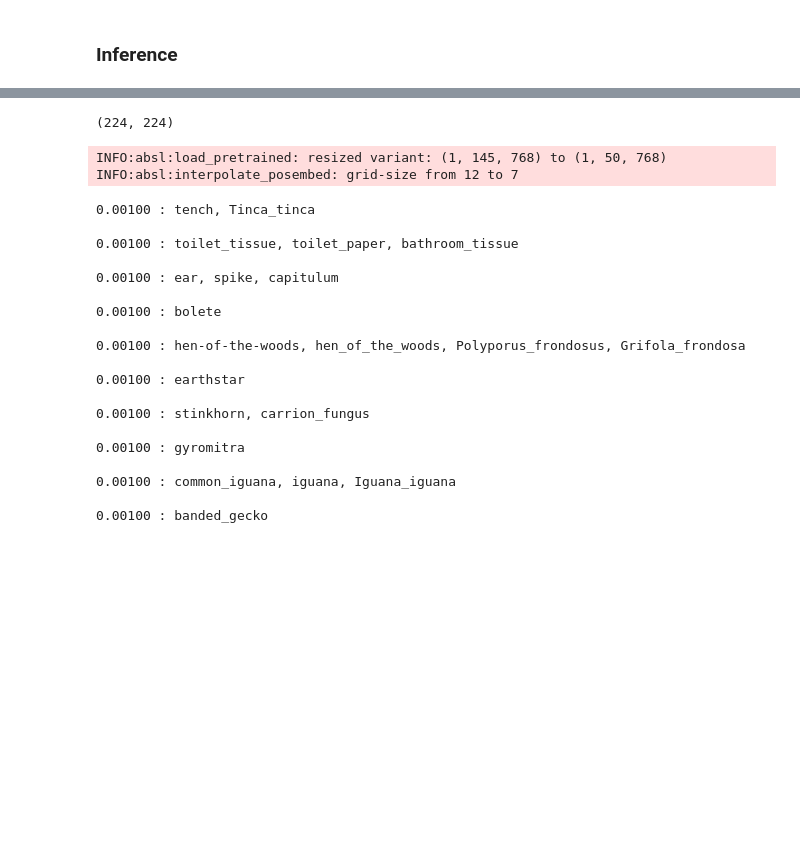
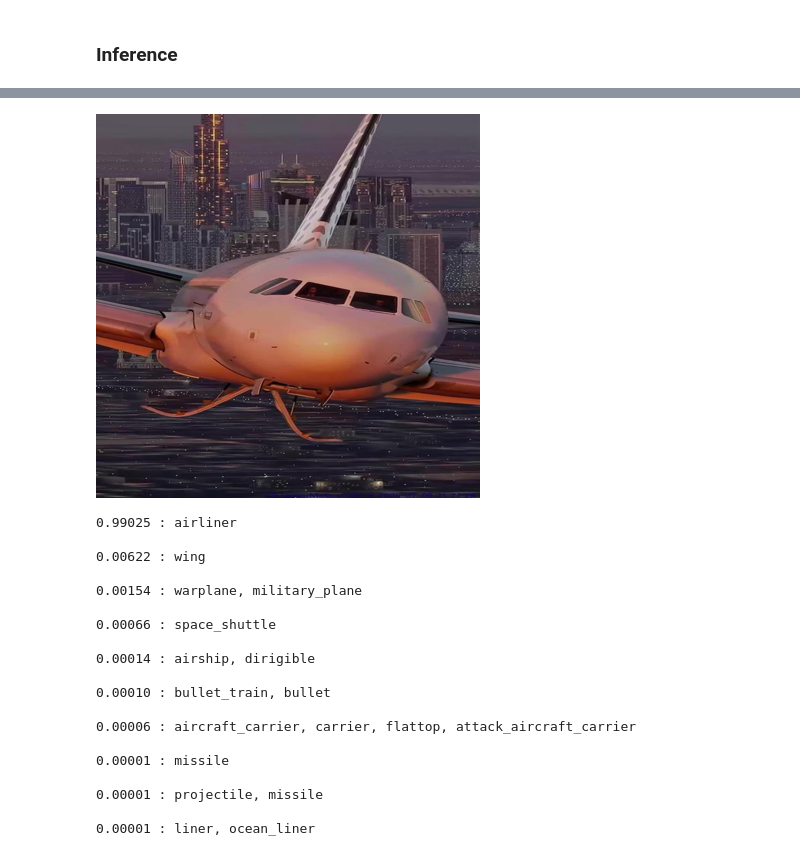
Before and after one commit to pmy12138/vision_transformer, a Jupyter notebook: vit_jax.ipynb, the cells around one changed output, grey strips where cells are left out. Drawn from its saved outputs; the diff is of its cells as text; code cells hidden in the pictures; blank space fills up the shorter version.

```diff
--- a/vit_jax.ipynb
+++ b/vit_jax.ipynb
@@ -494,42 +526,20 @@ for idx in preds.argsort()[:-11:-1]:
 # %%
+from PIL import Image
 import requests
-from PIL import Image
 from io import BytesIO
 
-# 替换为您的图片 URL
-img_url = "https://qcloud.dpfile.com/pc/zGm1vsSsp5OpxzYHApYfi0FOoEgASt9AgXUPsZMiGqzdY6nJ9Z9KwePeXHzVs3Hd.jpg"
-
-# 下载并打开图片
+# 下载图片
+img_url = "https://img1.baidu.com/it/u=3200701575,1675296239&fm=253&fmt=auto&app=120&f=JPEG?w=500&h=889"
 response = requests.get(img_url)
 img = Image.open(BytesIO(response.content))
 
-# 调整大小
-resolution = 224
+resolution = 224 if model_name.startswith('Mixer') else 384
 img = img.resize((resolution, resolution))
 
-# 显示图片
-img.size
+img
 # %% [output]
-(224, 224)
+[figure, added]
 # %%
-import jax.numpy as jnp
-# 先初始化模型以获得 init_params
-variables = jax.jit(lambda: model.init(
-    jax.random.PRNGKey(0),
-    jnp.ones([1, 224, 224, 3]),  # 使用 224×224
-    train=False
-), backend='cpu')()
-
-# 使用 load_pretrained 自动处理位置编码插值
-params = checkpoint.load_pretrained(
-    pretrained_path=f'{model_name}_imagenet2012.npz',
-    init_params=variables['params'],
-    model_config=model_config
-)
-
-# 然后进行预测
-logits, = model.apply(dict(params=params), (np.array(img) / 128 - 1)[None, ...], train=False)
-
 # 然后进行预测
 logits, = model.apply(dict(params=params), (np.array(img) / 128 - 1)[None, ...], train=False)
 preds = np.array(jax.nn.softmax(logits))
@@ -537,24 +547,22 @@ preds = np.array(jax.nn.softmax(logits))
 for idx in preds.argsort()[:-11:-1]:
   print(f'{preds[idx]:.5f} : {imagenet_labels[idx]}')
 # %% [output]
-INFO:absl:load_pretrained: resized variant: (1, 145, 768) to (1, 50, 768)
-INFO:absl:interpolate_posembed: grid-size from 12 to 7
+0.99025 : airliner
+
+0.00622 : wing
+
+0.00154 : warplane, military_plane
+
+0.00066 : space_shuttle
+
+0.00014 : airship, dirigible
+
+0.00010 : bullet_train, bullet
+
+0.00006 : aircraft_carrier, carrier, flattop, attack_aircraft_carrier
+
+0.00001 : missile
+
+0.00001 : projectile, missile
+
+0.00001 : liner, ocean_liner
-0.00100 : tench, Tinca_tinca
-
-0.00100 : toilet_tissue, toilet_paper, bathroom_tissue
-
-0.00100 : ear, spike, capitulum
-
-0.00100 : bolete
-
-0.00100 : hen-of-the-woods, hen_of_the_woods, Polyporus_frondosus, Grifola_frondosa
-
-0.00100 : earthstar
-
-0.00100 : stinkhorn, carrion_fungus
-
-0.00100 : gyromitra
-
-0.00100 : common_iguana, iguana, Iguana_iguana
-
-0.00100 : banded_gecko
```
Also changed, not shown: parts of 11 cells of this notebook.
